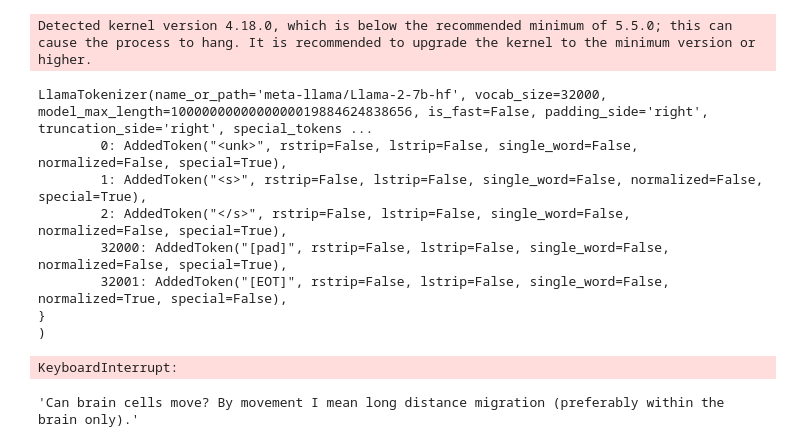
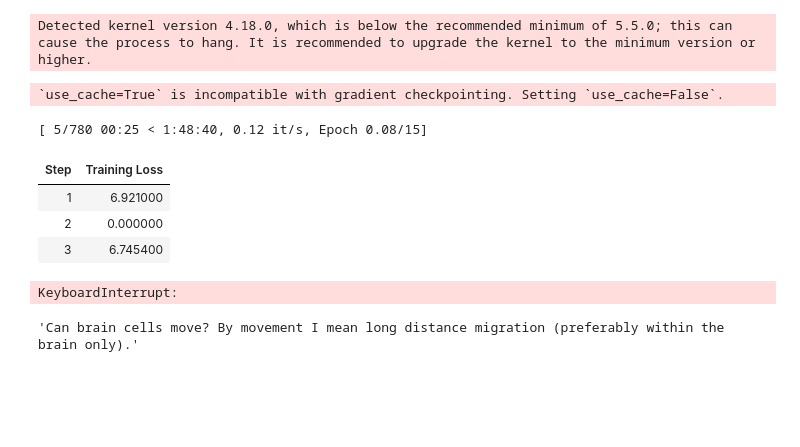
Before and after one commit to hmankodiya/FineTune-Llama2-LIMA, a Jupyter notebook: instruct_tuning.ipynb, the cells around one changed output. Saved outputs shown, nothing was run; the diff lists cells and outputs as text; code cells hidden in the pictures; blank space fills up the shorter version.

```diff
--- a/instruct_tuning.ipynb
+++ b/instruct_tuning.ipynb
@@ -41,5 +32,6 @@ from transformers import LlamaTokenizer
 # %%
-config = read_yaml("./configs/train_config_llama_lora.yaml")
+# config = read_yaml("./configs/train_config_llama_lora.yaml")
+config = read_yaml("./configs/train_config_llama_qlora.yaml")
 # %%
 tokenizer_name, tokenizer_path, tokenizer_config = get_tokenizer_config(config)
 tokenizer = load_tokenizer(
@@ -57,15 +49,19 @@ tokenizer.add_eos_token
 # %% [output]
 True
 # %%
-model_name, model_path, base_model_path, model_config = get_model_config(config)
+model_name, model_path, base_model_path, model_config = get_model_config(
+    config, pad_token_id=tokenizer.pad_token_id, tokenizer_length=len(tokenizer)
+)
 model = load_model(
     model_string=model_name,
     model_path=model_path,
     base_model_path=base_model_path,
     model_config=model_config,
 )
-model.config.pad_token_id = tokenizer.pad_token_id
-model.resize_token_embeddings(len(tokenizer))
+# model_config["pad_token_id"] = tokenizer.pad_token_id
+# model_config["tokenizer_length"] = len(tokenizer)
+# model.config.pad_token_id = tokenizer.pad_token_id
+# model.resize_token_embeddings(len(tokenizer))
 # %% [output]
 The new embeddings will be initialized from a multivariate normal distribution that has old embeddings' mean and covariance. As described in this article: https://nlp.stanford.edu/~johnhew/vocab-expan ...
 The new lm_head weights will be initialized from a multivariate normal distribution that has old embeddings' mean and covariance. As described in this article: https://nlp.stanford.edu/~johnhew/vocab- ...
@@ -113,21 +110,16 @@ sft_trainer = SFTTrainer(
 )
 # %% [output]
 Detected kernel version 4.18.0, which is below the recommended minimum of 5.5.0; this can cause the process to hang. It is recommended to upgrade the kernel to the minimum version or higher.
-# %%
-tokenizer
-# %% [output]
-LlamaTokenizer(name_or_path='meta-llama/Llama-2-7b-hf', vocab_size=32000, model_max_length=1000000000000000019884624838656, is_fast=False, padding_side='right', truncation_side='right', special_tokens ...
-        0: AddedToken("<unk>", rstrip=False, lstrip=False, single_word=False, normalized=False, special=True),
-        1: AddedToken("<s>", rstrip=False, lstrip=False, single_word=False, normalized=False, special=True),
-        2: AddedToken("</s>", rstrip=False, lstrip=False, single_word=False, normalized=False, special=True),
-        32000: AddedToken("[pad]", rstrip=False, lstrip=False, single_word=False, normalized=False, special=True),
-        32001: AddedToken("[EOT]", rstrip=False, lstrip=False, single_word=False, normalized=True, special=False),
-}
-)
 # %%
-sft_training_outs = sft_trainer.train(resume_from_checkpoint=resume_from_checkpoint)
+sft_training_outs = sft_trainer.train(resume_from_checkpoint=resume_from_checkpoint,)
 # %% [output]
-KeyboardInterrupt:
+`use_cache=True` is incompatible with gradient checkpointing. Setting `use_cache=False`.
+[ 5/780 00:25 < 1:48:40, 0.12 it/s, Epoch 0.08/15]
+| Step | Training Loss |
+| 1 | 6.921000 |
+| 2 | 0.000000 |
+| 3 | 6.745400 |
+KeyboardInterrupt:
 # %%
 prompt = f'{train_dataset[0]["conversations"][0]}'
 prompt
```
Also changed, not shown: parts of 4 cells of this notebook, 6 other files.
